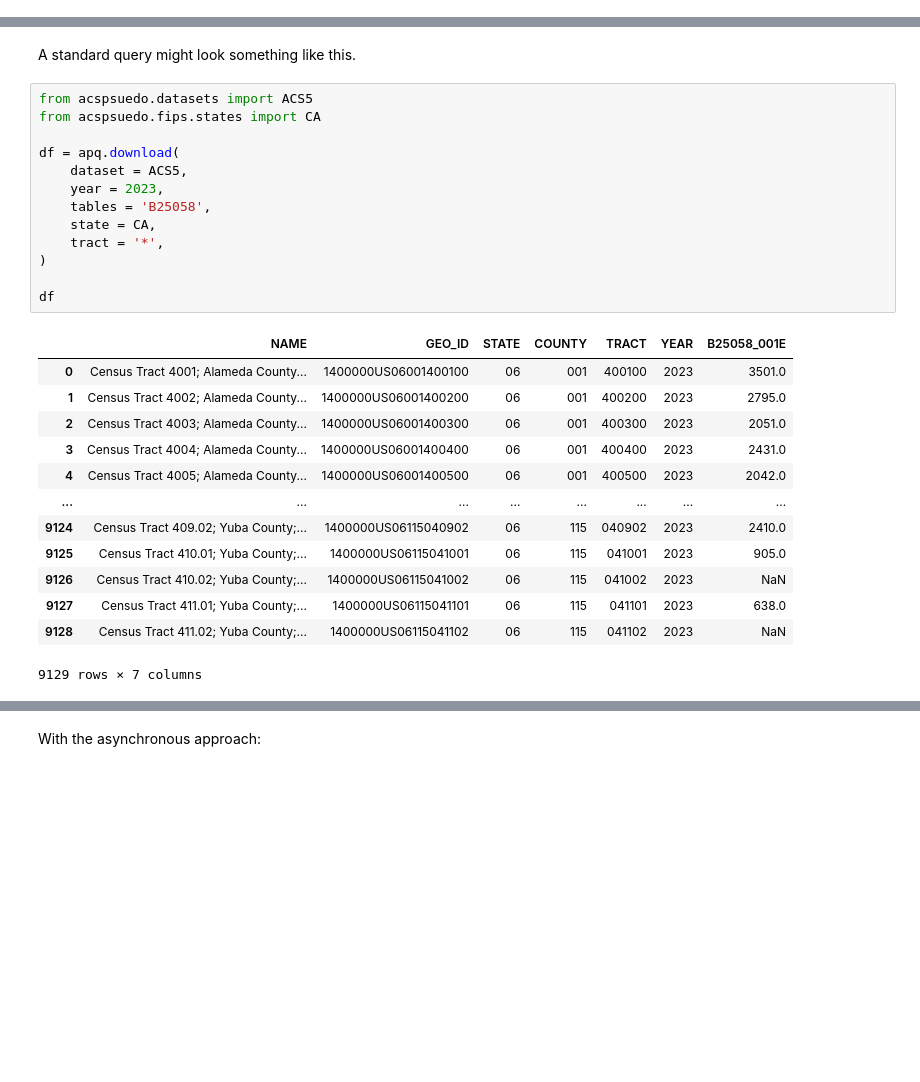
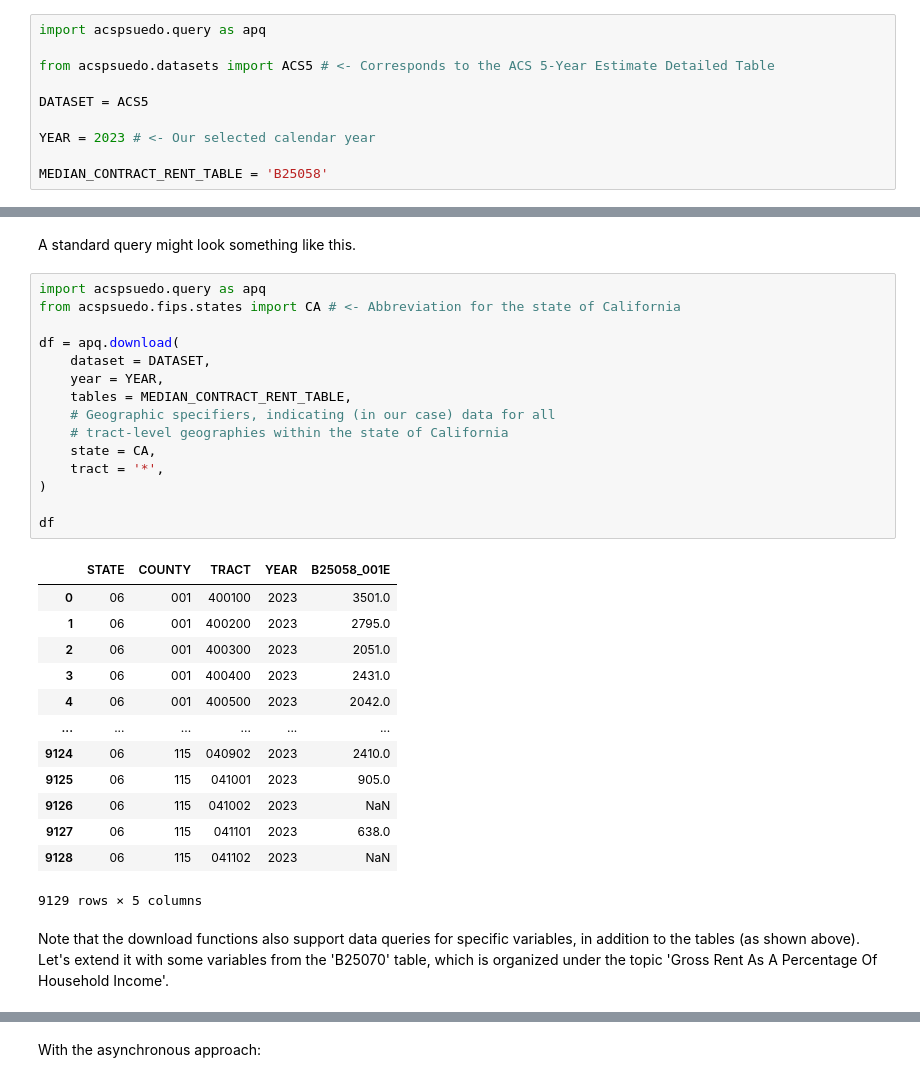
Before and after one commit to ramindersinghdubb/acspsuedo, a Jupyter notebook: notebooks/Querying_Data_ACS5_2023.ipynb, the cells around one changed output, grey strips where cells are left out. Drawn from its saved outputs; the diff is of its cells as text; blank space fills up the shorter version.

```diff
--- a/notebooks/Querying_Data_ACS5_2023.ipynb
+++ b/notebooks/Querying_Data_ACS5_2023.ipynb
@@ -4,0 +50,10 @@ The entry-point for the `acspsuedo` package is the `query` module, particularly
+# %%
+import acspsuedo.query as apq
+
+from acspsuedo.datasets import ACS5 # <- Corresponds to the ACS 5-Year Estimate Detailed Table
+
+DATASET = ACS5
+
+YEAR = 2023 # <- Our selected calendar year
+
+MEDIAN_CONTRACT_RENT_TABLE = 'B25058'
@@ -11,29 +154,33 @@ URL queries are naturally I/O bound processes, which is why this particular choi
 # %% [markdown]
 A standard query might look something like this.
 # %%
-from acspsuedo.datasets import ACS5
-from acspsuedo.fips.states import CA
+import acspsuedo.query as apq
+from acspsuedo.fips.states import CA # <- Abbreviation for the state of California
 
 df = apq.download(
-    dataset = ACS5,
-    year = 2023,
-    tables = 'B25058',
+    dataset = DATASET,
+    year = YEAR,
+    tables = MEDIAN_CONTRACT_RENT_TABLE,
+    # Geographic specifiers, indicating (in our case) data for all
+    # tract-level geographies within the state of California
     state = CA,
     tract = '*',
 )
 
 df
 # %% [output]
-|  | NAME | GEO_ID | STATE | COUNTY | TRACT | YEAR | B25058_001E |
-| 0 | Census Tract 4001; Alameda County... | 1400000US06001400100 | 06 | 001 | 400100 | 2023 | 3501.0 |
-| 1 | Census Tract 4002; Alameda County... | 1400000US06001400200 | 06 | 001 | 400200 | 2023 | 2795.0 |
-| 2 | Census Tract 4003; Alameda County... | 1400000US06001400300 | 06 | 001 | 400300 | 2023 | 2051.0 |
-| 3 | Census Tract 4004; Alameda County... | 1400000US06001400400 | 06 | 001 | 400400 | 2023 | 2431.0 |
-| 4 | Census Tract 4005; Alameda County... | 1400000US06001400500 | 06 | 001 | 400500 | 2023 | 2042.0 |
-| ... | ... | ... | ... | ... | ... | ... | ... |
-| 9124 | Census Tract 409.02; Yuba County;... | 1400000US06115040902 | 06 | 115 | 040902 | 2023 | 2410.0 |
-| 9125 | Census Tract 410.01; Yuba County;... | 1400000US06115041001 | 06 | 115 | 041001 | 2023 | 905.0 |
-| 9126 | Census Tract 410.02; Yuba County;... | 1400000US06115041002 | 06 | 115 | 041002 | 2023 | NaN |
-| 9127 | Census Tract 411.01; Yuba County;... | 1400000US06115041101 | 06 | 115 | 041101 | 2023 | 638.0 |
-| 9128 | Census Tract 411.02; Yuba County;... | 1400000US06115041102 | 06 | 115 | 041102 | 2023 | NaN |
+|  | STATE | COUNTY | TRACT | YEAR | B25058_001E |
+| 0 | 06 | 001 | 400100 | 2023 | 3501.0 |
+| 1 | 06 | 001 | 400200 | 2023 | 2795.0 |
+| 2 | 06 | 001 | 400300 | 2023 | 2051.0 |
+| 3 | 06 | 001 | 400400 | 2023 | 2431.0 |
+| 4 | 06 | 001 | 400500 | 2023 | 2042.0 |
+| ... | ... | ... | ... | ... | ... |
+| 9124 | 06 | 115 | 040902 | 2023 | 2410.0 |
+| 9125 | 06 | 115 | 041001 | 2023 | 905.0 |
+| 9126 | 06 | 115 | 041002 | 2023 | NaN |
+| 9127 | 06 | 115 | 041101 | 2023 | 638.0 |
+| 9128 | 06 | 115 | 041102 | 2023 | NaN |
-9129 rows × 7 columns
+9129 rows × 5 columns
+# %% [markdown]
+Note that the download functions also support data queries for specific variables, in addition to the tables (as shown above). Let's extend it with some variables from the 'B25070' table, which is organized under the topic 'Gross Rent As A Percentage Of Household Income'.
```
Also changed, not shown: parts of 24 cells of this notebook, 4 other files.
